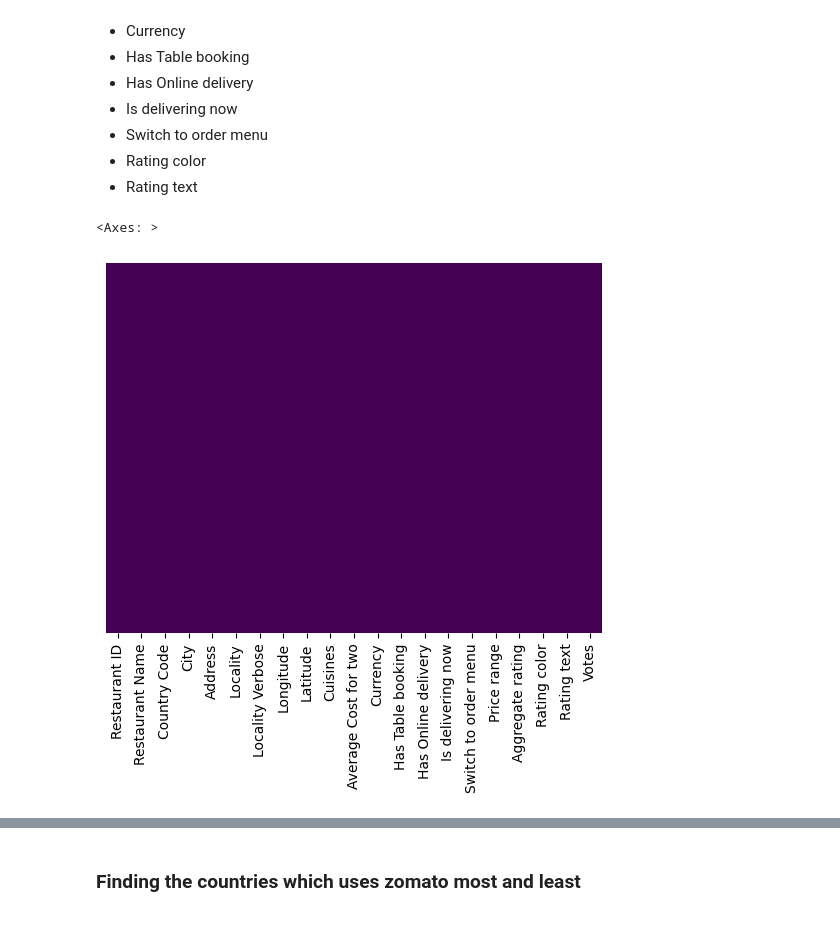
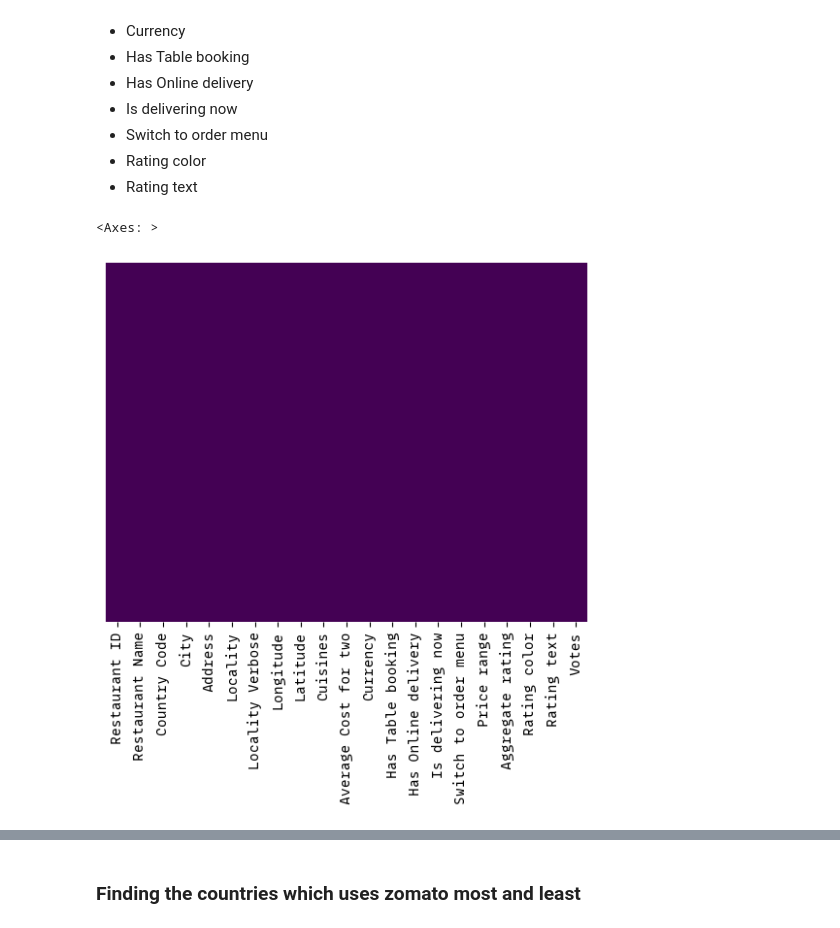
Before and after one commit to karkiayush/zomato_dataset_eda, a Jupyter notebook: analysis.ipynb, the cells around one changed output, grey strips where cells are left out. Saved outputs shown, nothing was run; the diff lists cells and outputs as text; code cells hidden in the pictures.

```diff
--- a/analysis.ipynb
+++ b/analysis.ipynb
@@ -19,12 +7,9 @@ import seaborn as sns
 import matplotlib.pyplot as plt
 %matplotlib inline
 # %%
-file_path = "/content/sample_data/zomato.csv"
-df = pd.read_csv(file_path,encoding="latin-1")
+df = pd.read_csv("zomato.csv", encoding="latin-1")
 df.head()
-
-fp="/content/sample_data/Country-Code.xlsx"
-df_country = pd.read_excel(fp)
+df_country = pd.read_excel("Country-Code.xlsx")
 df.head()
 # %% [output]
 |  | Restaurant ID | Restaurant Name | Country Code | City | Address | Locality | Locality Verbose | Longitude | ... |
@@ -182,10 +168,14 @@ memory usage: 1.5+ MB
 - Rating text
 # %%
 """Here we are passing the result of df.isnull() and make the yticklabels as false as we don't want the y tick labels"""
+
+plt.rcParams["font.family"] = "Monolisa Trial"
+
+
 sns.heatmap(df.isnull(), yticklabels=False, cbar=False, cmap="viridis")
 # %% [output]
 <Axes: >
-[figure, old version]
+[figure, new version]
 # %%
 final_df = pd.merge(df, df_country, on="Country Code", how="left")
 final_df.head(2)
```
Also changed, not shown: parts of 10 cells of this notebook.
